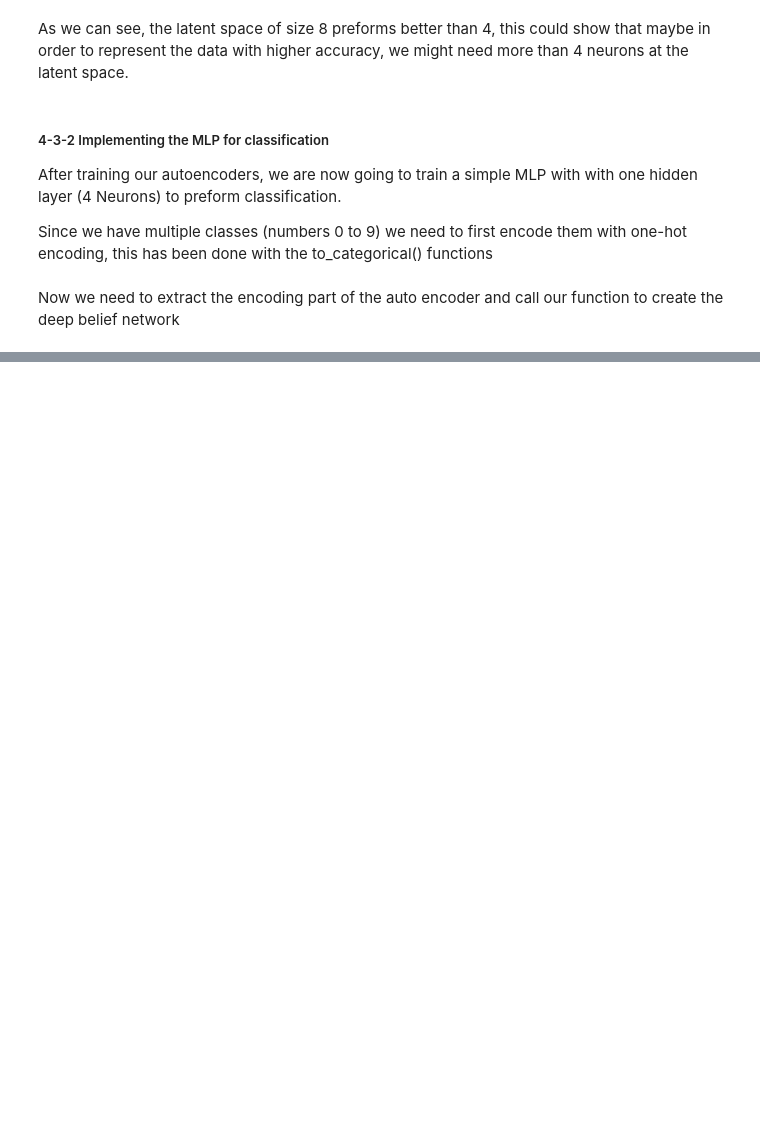
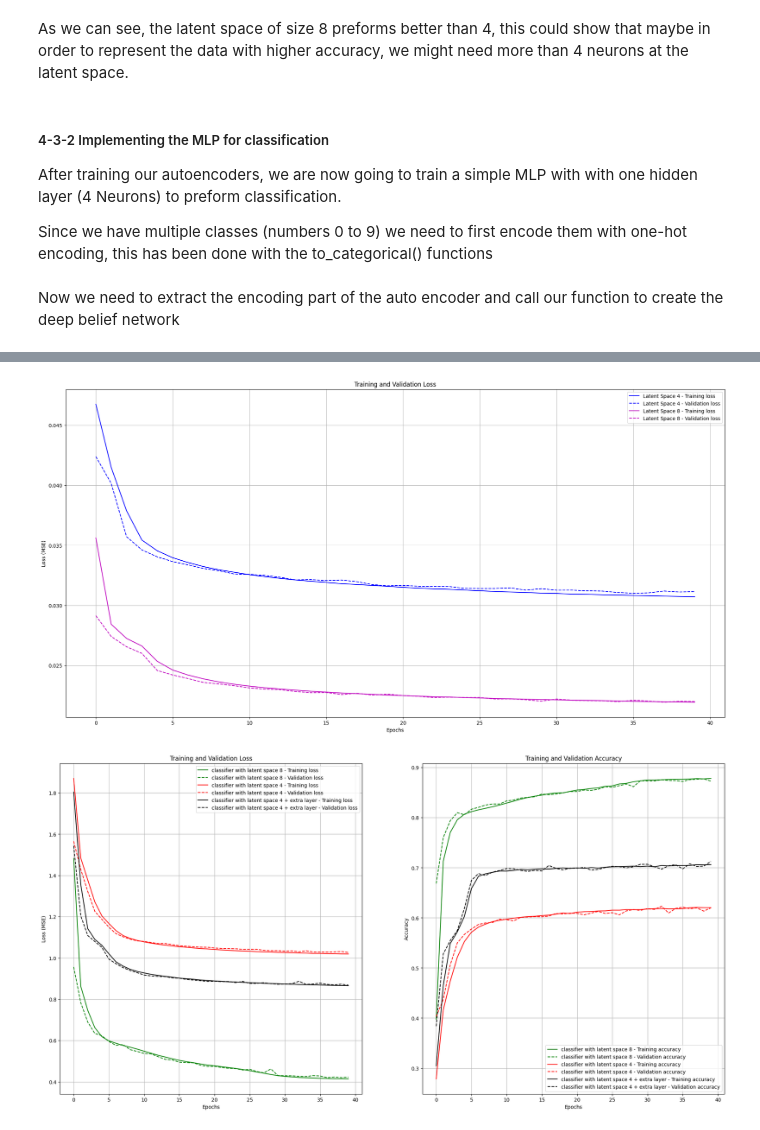
Before and after one commit to SMani24/Neural-Network-and-Deep-Learning, a Jupyter notebook: CA1/Q4/Q4.ipynb, the cells around one changed output, grey strips where cells are left out. Drawn from its saved outputs; the diff is of its cells as text; code cells hidden in the pictures; blank space fills up the shorter version.

```diff
--- a/CA1/Q4/Q4.ipynb
+++ b/CA1/Q4/Q4.ipynb
@@ -256,12 +295,19 @@ def build_classifier(
 ):
     encoder.trainable = False
 
-    input_layer = Input(
-        shape=(latent_dimension,)
-    )
-    middle_layer = encoder(
-        input_layer
-    )
+    input_layer = Input(shape=(784,))
+
+    latent_output = encoder(input_layer)
+
+    first_hidden_layer = Dense(
+        latent_dimension,
+        activation="relu"
+    )(latent_output)
+
+    middle_layer = Dense(
+        4,
+        activation="relu"
+    )(first_hidden_layer)
 
     if extra_layer:
         middle_layer = Dense(
@@ -273,6 +319,7 @@ def build_classifier(
         10,
         activation="softmax"
     )(middle_layer)
+
     classifier = Model(
         input_layer,
         output_layer
@@ -287,20 +334,12 @@ def build_classifier(
 # %% [markdown]
 Now we need to extract the encoding part of the auto encoder and call our function to create the deep belief network
 # %%
-encoder_latent_space_8 = Model(
-    inputs=autoencoder_latent_space_8.input,
-    outputs=autoencoder_latent_space_8.get_layer('latent_layer').output
-)
 classifier_8 = build_classifier(
     encoder_latent_space_8,
     latent_dimension=8
 )
 
 
-encoder_latent_space_4 = Model(
-    inputs=autoencoder_latent_space_4.input,
-    outputs=autoencoder_latent_space_4.get_layer('latent_layer').output
-)
 classifier_4_extra_layer = build_classifier(
     encoder_latent_space_4,
     latent_dimension=4
@@ -318,7 +357,7 @@ classifier_8_history = classifier_8.fit(
     batch_size=32,
     validation_data=(x_test, y_test_onehot)
 )
-classifier_4 = classifier_4.fit(
+classifier_4_history = classifier_4.fit(
     x_train,
     y_train_onehot,
     epochs=40,
@@ -336,0 +465,6 @@ AttributeError: The layer sequential has never been called and thus has no defin
+# %%
+plot_auto_encoder_history()
+plot_classifier_history()
+# %% [output]
+[figure, added]
+[figure, added]
```
Also changed, not shown: parts of 6 cells of this notebook.
